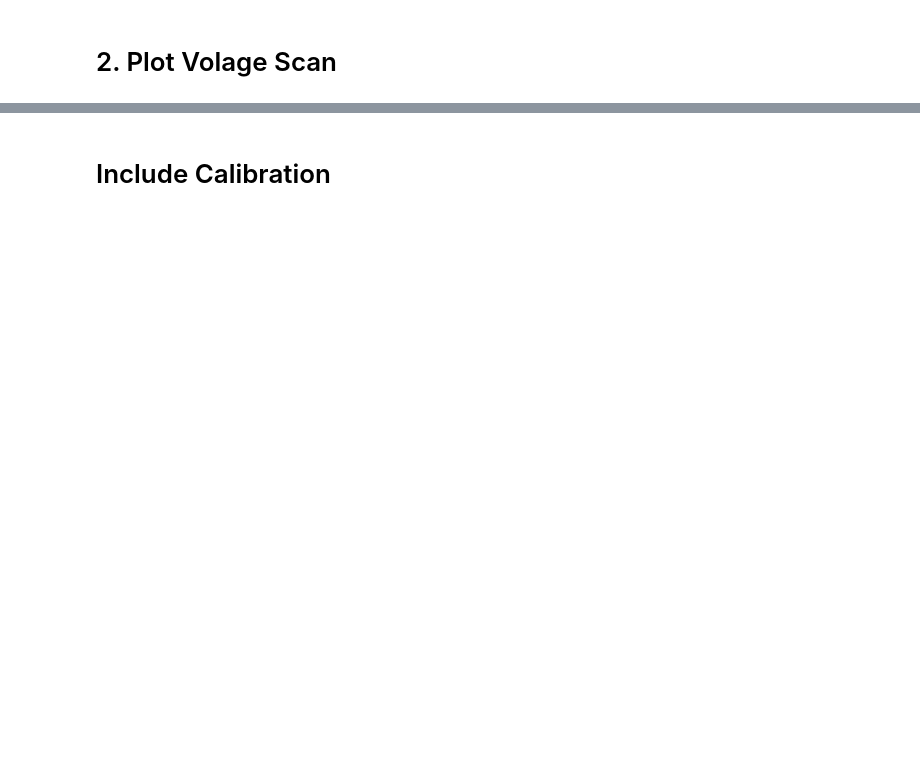
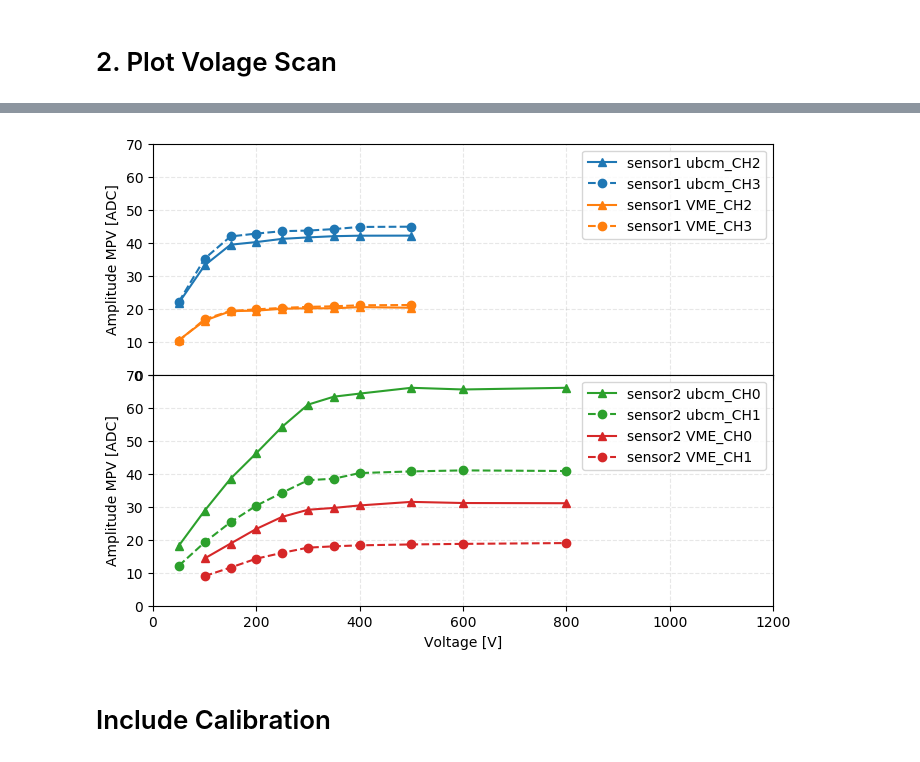
Before and after one commit to ZihengChen/BCM1F_TB_SensorAnalysis, a Jupyter notebook: notebooks/HVAnalysis.ipynb, the cells around one changed output, grey strips where cells are left out. Saved outputs shown, nothing was run; the diff lists cells and outputs as text; code cells hidden in the pictures; blank space fills up the shorter version.

```diff
--- a/notebooks/HVAnalysis.ipynb
+++ b/notebooks/HVAnalysis.ipynb
@@ -1,11 +1,10 @@
 # %%
 import pandas as pd
 from pylab import *
-from tb_DataReader import EventFeaturesReader
-from tb_PulseAmpFitter import PulseAmpFitter
-from tb_RunManager import getRunMngs
-from tb_HVAnalyzer import HVAnalyzer
-from IPython.display import clear_output
+# from tb_DataReader import EventFeaturesReader
+# from tb_PulseAmpFitter import PulseAmpFitter
+# from tb_RunManager import getRunMngs
+# from tb_HVAnalyzer import HVAnalyzer
+# from IPython.display import clear_output
 
 %matplotlib inline
-mpl.style.use('default')
@@ -104,2 +43,40 @@ plt.savefig("../plots/voltageScan_MPV.png",dpi=300)
+# %%
+dataDir = "data/"
+plotConfig = {
+    "ubcm_CH2":("C0",'^-'), "ubcm_CH3":("C0",'o--' ),
+    "VME_CH2" :("C1",'^-'), "VME_CH3" :("C1",'o--' ),
+    "ubcm_CH0":("C2",'^-'), "ubcm_CH1":("C2",'o--' ),
+    "VME_CH0" :("C3",'^-'), "VME_CH1" :("C3",'o--' )}
+# %%
+f, (ax1, ax2) = plt.subplots(2,1, sharey=True, facecolor='w',figsize=(8,6))
+plt.subplots_adjust(hspace=0)
+
+sensor,vPrefix = "sensor1","argmax_"
+df = pd.read_pickle("../data/HVScanAnalysis/result_of_fit_{}.pkl".format(sensor))
+for v in ["ubcm_CH2","ubcm_CH3","VME_CH2","VME_CH3"]:
+    ax1.errorbar(df["u"], df[vPrefix+v], fmt=plotConfig[v][1],color=plotConfig[v][0],label=sensor + " " + v)
+ax1.set_xlim(0,1200)
+ax1.set_ylim(0,70)
+ax1.legend(loc="upper right")
+ax1.grid(linestyle='--',alpha=0.3)
+ax1.set_ylabel("Amplitude MPV [ADC]")
+ax1.set_xticklabels([])
+
+
+sensor,vPrefix = "sensor2","argmax_"
+df = pd.read_pickle("../data/HVScanAnalysis/result_of_fit_{}.pkl".format(sensor))
+for v in ["ubcm_CH0","ubcm_CH1","VME_CH0","VME_CH1"]:
+    ax2.errorbar(df["u"], df[vPrefix+v], fmt=plotConfig[v][1],color=plotConfig[v][0],label=sensor + " " + v)
+ax2.set_xlim(0,1200)
+ax2.set_ylim(0,70)
+ax2.legend(loc="upper right")
+ax2.grid(linestyle='--',alpha=0.3)
+ax2.set_xlabel("Voltage [V]")
+ax2.set_ylabel("Amplitude MPV [ADC]")
+
+#plt.savefig("../plots/voltageScan_MPV.png",dpi=300)
+plt.savefig("../plots/voltageScan_MPV_adjust.png",dpi=300)
+# %% [output]
+[figure, added]
 # %% [markdown]
 # Include Calibration
```
Also changed, not shown: parts of 6 cells of this notebook, 32 other files.
